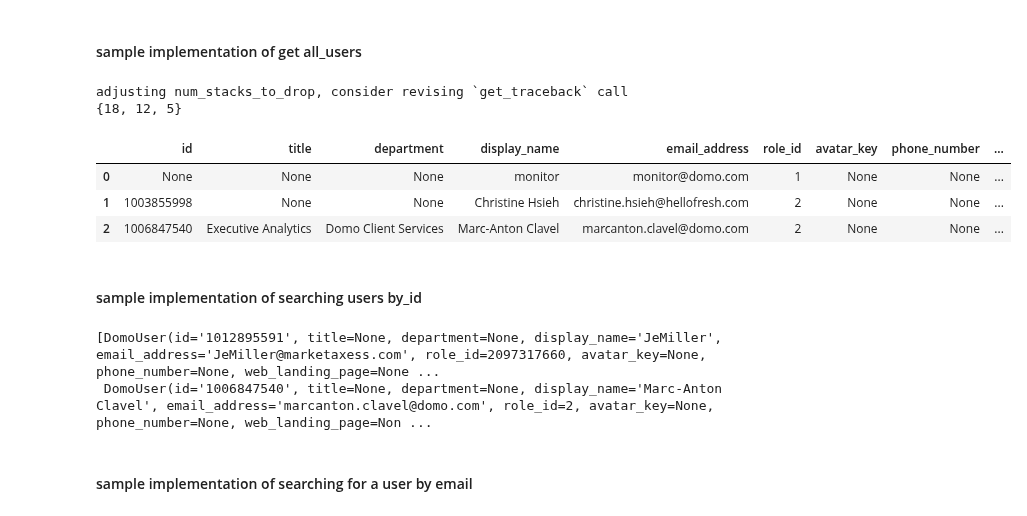
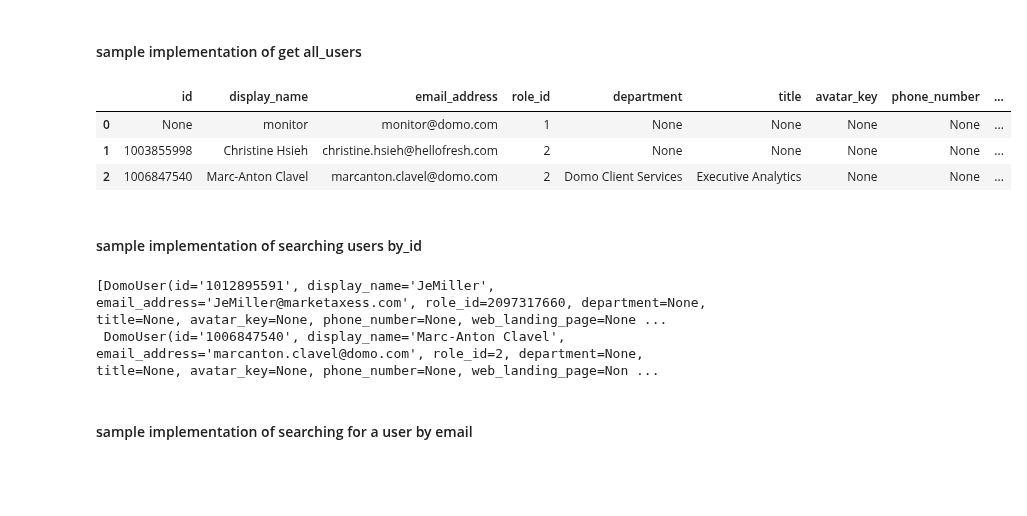
Before and after one commit to jaewilson07/domo_library, a Jupyter notebook: nbs/classes/50_DomoUser.ipynb, the cells around one changed output. Cells and saved outputs as stored; diff of their text form; code cells hidden in the pictures; blank space fills up the shorter version.

```diff
--- a/nbs/classes/50_DomoUser.ipynb
+++ b/nbs/classes/50_DomoUser.ipynb
@@ -35,26 +64,26 @@ class DomoUser:
     """a class for interacting with a Domo User"""
 
     id: str
-    title: str = None
-    department: str = None
     display_name: str = None
     email_address: str = None
     role_id: str = None
-    avatar_key :str = None
+    department: str = None
+    title: str = None
+    avatar_key: str = None
 
-    phone_number : str = None
-    web_landing_page : str = None
+    phone_number: str = None
+    web_landing_page: str = None
     web_mobile_landing_page: str = None
-    employee_id : str = None
-    employee_number : str = None
-    hire_date : str = None
-    reports_to : str = None
+    employee_id: str = None
+    employee_number: str = None
+    hire_date: str = None
+    reports_to: str = None
 
     publisher_domain: str = None
     subscriber_domain: str = None
     virtual_user_id: str = None
 
-    custom_attributes : dict = field(default_factory = dict)
+    custom_attributes: dict = field(default_factory=dict)
 
     auth: Optional[dmda.DomoAuth] = field(repr=False, default=None)
 
@@ -75,19 +104,18 @@ class DomoUser:
             auth=auth,
             id=str(user_dd.id or user_dd.userId),
             display_name=user_dd.displayName,
-            title = user_dd.title,
-            department = user_dd.department,
+            title=user_dd.title,
+            department=user_dd.department,
             email_address=user_dd.emailAddress or user_dd.email,
             role_id=user_dd.roleId,
-            avatar_key = user_dd.avatarKey,
-
-            phone_number= user_dd.phoneNumber,
+            avatar_key=user_dd.avatarKey,
+            phone_number=user_dd.phoneNumber,
             web_landing_page=user_dd.webLandingPage,
-            web_mobile_landing_page= user_dd.webMobileLandingPage,
+            web_mobile_landing_page=user_dd.webMobileLandingPage,
             employee_id=user_dd.employeeId,
-            employee_number= user_dd.employeeNumber,
+            employee_number=user_dd.employeeNumber,
             hire_date=user_dd.hireDate,
-            reports_to=user_dd.reportsTo
+            reports_to=user_dd.reportsTo,
         )
 
     @classmethod
@@ -104,7 +132,6 @@ class DomoUser:
 
     @classmethod
     def _from_bootstrap_json(cls, auth, user_obj):
-
         dd = user_obj
         if isinstance(user_obj, dict):
             dd = util_dd.DictDot(user_obj)
@@ -385,24 +515,23 @@ async def all_users(
 # %%
 import os
 import pandas as pd
 
 token_auth = dmda.DomoTokenAuth(
-    domo_instance="domo-community", domo_access_token=os.environ["DOMO_DOJO_ACCESS_TOKEN"]
+    domo_instance="domo-community",
+    domo_access_token=os.environ["DOMO_DOJO_ACCESS_TOKEN"],
 )
 
 domo_users = await DomoUsers.all_users(
-    auth=token_auth, debug_api=False, debug_prn=False, return_raw = False)
-
-# [ user for user in domo_users.response if user.get('id') ==1006847540]
+    auth=token_auth, debug_api=False,
+    return_raw=False
+)
 
 pd.DataFrame(domo_users[0:3])
 # %% [output]
-adjusting num_stacks_to_drop, consider revising `get_traceback` call
-{18, 12, 5}
-|  | id | title | department | display_name | email_address | role_id | avatar_key | phone_number | ... |
-| 0 | None | None | None | monitor | monitor@domo.com | 1 | None | None | ... |
-| 1 | 1003855998 | None | None | Christine Hsieh | christine.hsieh@hellofresh.com | 2 | None | None | ... |
-| 2 | 1006847540 | Executive Analytics | Domo Client Services | Marc-Anton Clavel | marcanton.clavel@domo.com | 2 | None | None | ... |
+|  | id | display_name | email_address | role_id | department | title | avatar_key | phone_number | ... |
+| 0 | None | monitor | monitor@domo.com | 1 | None | None | None | None | ... |
+| 1 | 1003855998 | Christine Hsieh | christine.hsieh@hellofresh.com | 2 | None | None | None | None | ... |
+| 2 | 1006847540 | Marc-Anton Clavel | marcanton.clavel@domo.com | 2 | Domo Client Services | Executive Analytics | None | None | ... |
 # %%
 # | exporti
 @patch_to(DomoUsers, cls_method=True)
@@ -445,7 +571,8 @@ import os
 import pandas as pd
 
 token_auth = dmda.DomoTokenAuth(
-    domo_instance="domo-community", domo_access_token=os.environ["DOMO_DOJO_ACCESS_TOKEN"]
+    domo_instance="domo-community",
+    domo_access_token=os.environ["DOMO_DOJO_ACCESS_TOKEN"],
 )
 
 
@@ -456,7 +583,7 @@ await DomoUsers.by_id(
     return_raw=False,
 )
 # %% [output]
-[DomoUser(id='1012895591', title=None, department=None, display_name='JeMiller', email_address='JeMiller@marketaxess.com', role_id=2097317660, avatar_key=None, phone_number=None, web_landing_page=None ...
- DomoUser(id='1006847540', title=None, department=None, display_name='Marc-Anton Clavel', email_address='marcanton.clavel@domo.com', role_id=2, avatar_key=None, phone_number=None, web_landing_page=Non ...
+[DomoUser(id='1012895591', display_name='JeMiller', email_address='JeMiller@marketaxess.com', role_id=2097317660, department=None, title=None, avatar_key=None, phone_number=None, web_landing_page=None ...
+ DomoUser(id='1006847540', display_name='Marc-Anton Clavel', email_address='marcanton.clavel@domo.com', role_id=2, department=None, title=None, avatar_key=None, phone_number=None, web_landing_page=Non ...
 # %%
 # | exporti
```
Also changed, not shown: parts of 34 cells of this notebook, 23 other files.
